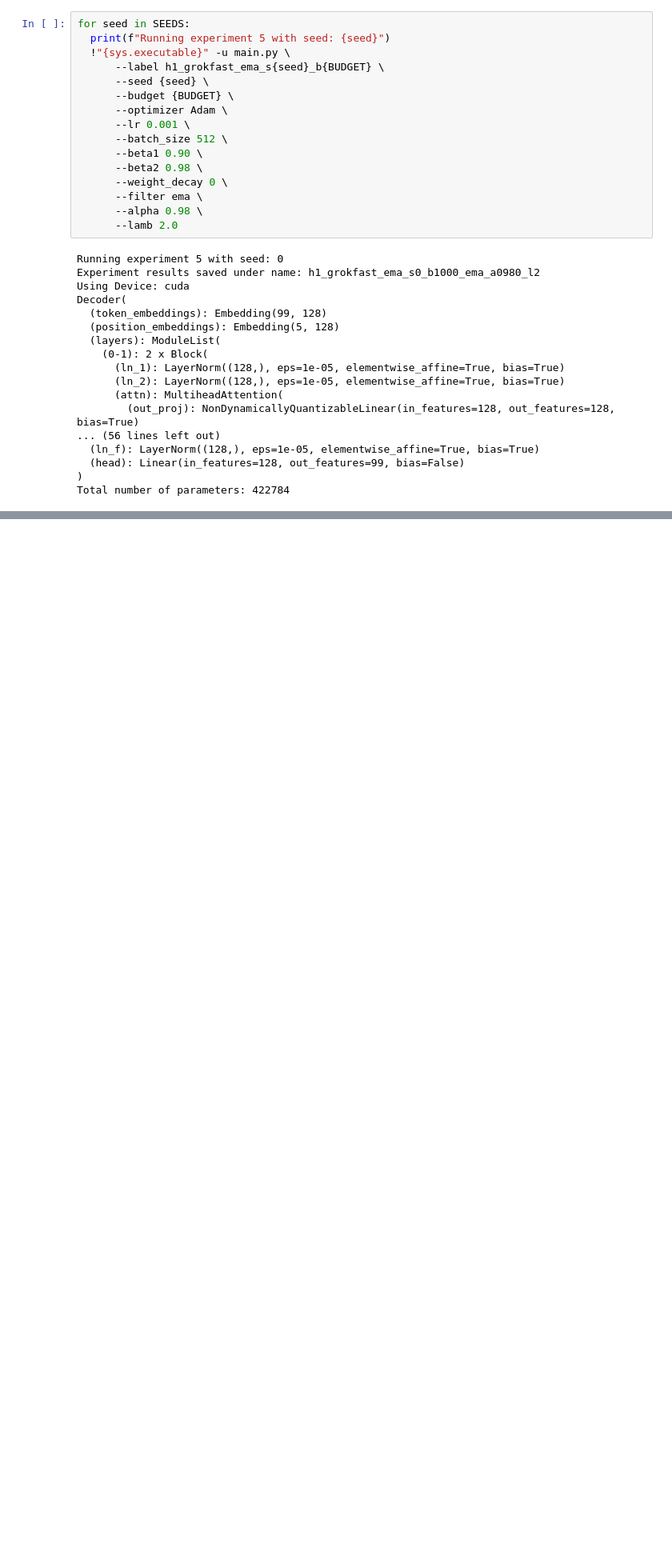
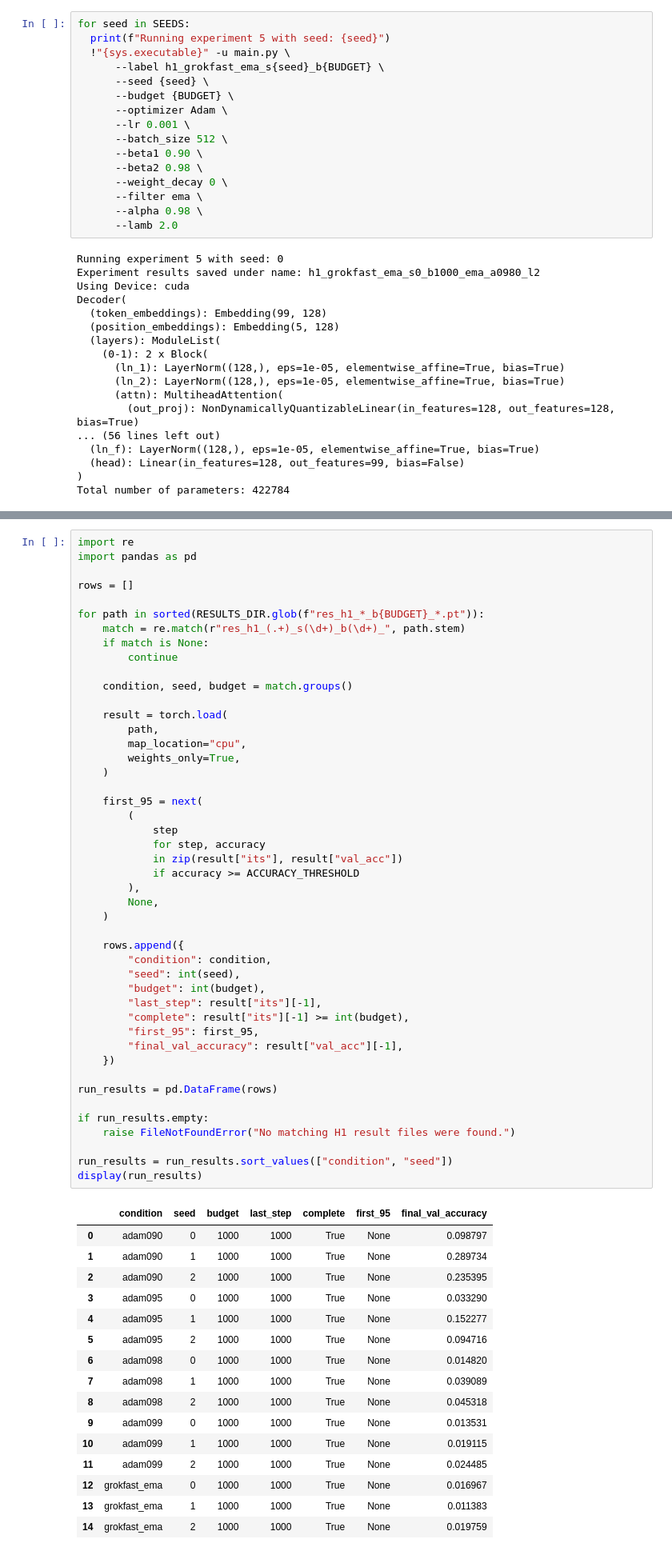
Before and after one commit to vip11017/csci567-grokfast, a Jupyter notebook: notebooks/h1.ipynb, the cells around one changed output, grey strips where cells are left out. Shown at 80% size. Drawn from its saved outputs; the diff is of its cells as text; blank space fills up the shorter version.

Commit message:
Added the results and interpretation section

```diff
--- a/notebooks/h1.ipynb
+++ b/notebooks/h1.ipynb
@@ -368,0 +430,63 @@ Total number of parameters: 422784
+# %%
+import re
+import pandas as pd
+
+rows = []
+
+for path in sorted(RESULTS_DIR.glob(f"res_h1_*_b{BUDGET}_*.pt")):
+    match = re.match(r"res_h1_(.+)_s(\d+)_b(\d+)_", path.stem)
+    if match is None:
+        continue
+
+    condition, seed, budget = match.groups()
+
+    result = torch.load(
+        path,
+        map_location="cpu",
+        weights_only=True,
+    )
+
+    first_95 = next(
+        (
+            step
+            for step, accuracy
+            in zip(result["its"], result["val_acc"])
+            if accuracy >= ACCURACY_THRESHOLD
+        ),
+        None,
+    )
+
+    rows.append({
+        "condition": condition,
+        "seed": int(seed),
+        "budget": int(budget),
+        "last_step": result["its"][-1],
+        "complete": result["its"][-1] >= int(budget),
+        "first_95": first_95,
+        "final_val_accuracy": result["val_acc"][-1],
+    })
+
+run_results = pd.DataFrame(rows)
+
+if run_results.empty:
+    raise FileNotFoundError("No matching H1 result files were found.")
+
+run_results = run_results.sort_values(["condition", "seed"])
+display(run_results)
+# %% [output]
+|  | condition | seed | budget | last_step | complete | first_95 | final_val_accuracy |
+| 0 | adam090 | 0 | 1000 | 1000 | True | None | 0.098797 |
+| 1 | adam090 | 1 | 1000 | 1000 | True | None | 0.289734 |
+| 2 | adam090 | 2 | 1000 | 1000 | True | None | 0.235395 |
+| 3 | adam095 | 0 | 1000 | 1000 | True | None | 0.033290 |
+| 4 | adam095 | 1 | 1000 | 1000 | True | None | 0.152277 |
+| 5 | adam095 | 2 | 1000 | 1000 | True | None | 0.094716 |
+| 6 | adam098 | 0 | 1000 | 1000 | True | None | 0.014820 |
+| 7 | adam098 | 1 | 1000 | 1000 | True | None | 0.039089 |
+| 8 | adam098 | 2 | 1000 | 1000 | True | None | 0.045318 |
+| 9 | adam099 | 0 | 1000 | 1000 | True | None | 0.013531 |
+| 10 | adam099 | 1 | 1000 | 1000 | True | None | 0.019115 |
+| 11 | adam099 | 2 | 1000 | 1000 | True | None | 0.024485 |
+| 12 | grokfast_ema | 0 | 1000 | 1000 | True | None | 0.016967 |
+| 13 | grokfast_ema | 1 | 1000 | 1000 | True | None | 0.011383 |
+| 14 | grokfast_ema | 2 | 1000 | 1000 | True | None | 0.019759 |
```
Also changed, not shown: parts of 5 cells of this notebook.
